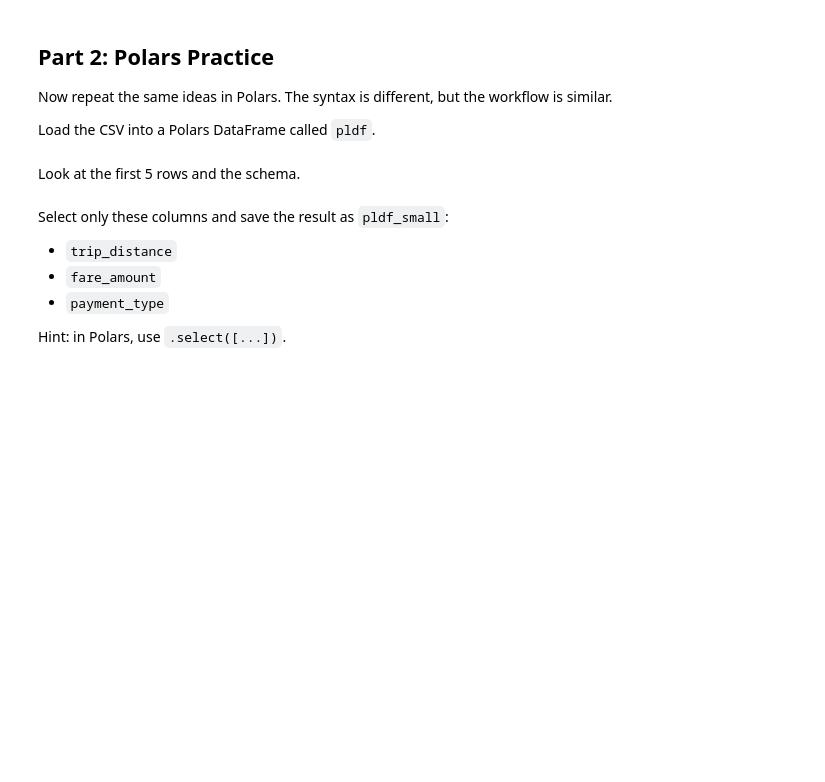
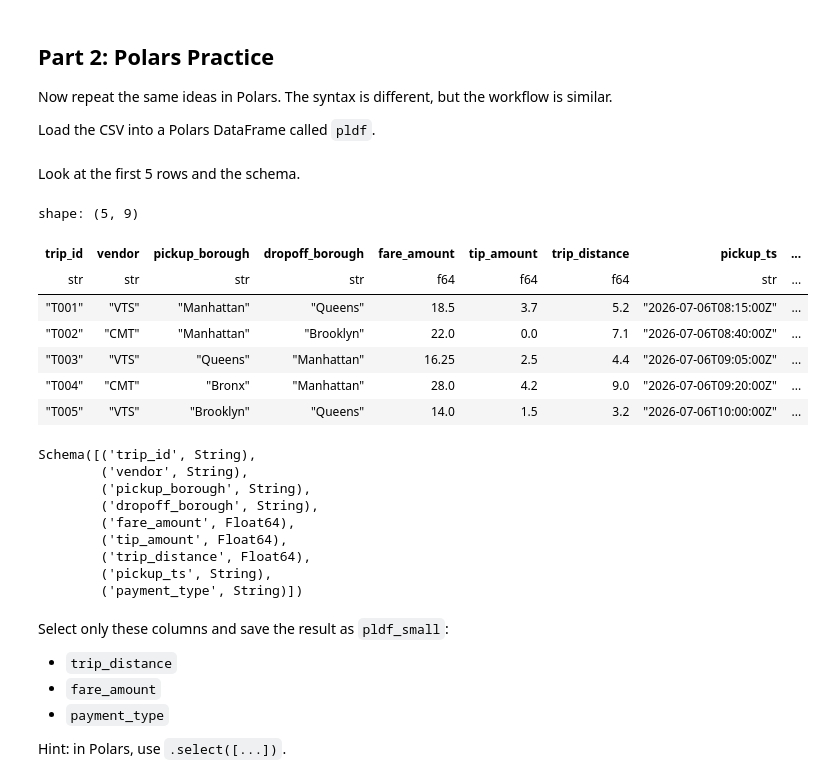
Before and after one commit to orlandojmarin/TechCatalyst_DE_2026, a Jupyter notebook: student-work/Week 3/Labs/Day 1/Activity_2_Pandas_Polars_Quick_Drills.ipynb, the cells around one changed output. Cells and saved outputs as stored; diff of their text form; code cells hidden in the pictures; blank space fills up the shorter version.

```diff
--- a/student-work/Week 3/Labs/Day 1/Activity_2_Pandas_Polars_Quick_Drills.ipynb
+++ b/student-work/Week 3/Labs/Day 1/Activity_2_Pandas_Polars_Quick_Drills.ipynb
@@ -154,11 +197,33 @@ Load the CSV into a Polars DataFrame called `pldf`.
 # TODO: load the CSV into pldf
 # Expected variable: pldf
 # Hint: use pl.read_csv(DATA_PATH, null_values=["abc"])
+pldf = pl.read_csv(DATA_PATH, null_values=["abc"])
 # %% [markdown]
 Look at the first 5 rows and the schema.
 # %%
 # TODO: inspect pldf with .head() and .schema
 # Expected variable already created: pldf
+display(pldf.head())
+
+display(pldf.schema)
+# %% [output]
+shape: (5, 9)
+| trip_id | vendor | pickup_borough | dropoff_borough | fare_amount | tip_amount | trip_distance | pickup_ts | ... |
+| str | str | str | str | f64 | f64 | f64 | str | ... |
+| "T001" | "VTS" | "Manhattan" | "Queens" | 18.5 | 3.7 | 5.2 | "2026-07-06T08:15:00Z" | ... |
+| "T002" | "CMT" | "Manhattan" | "Brooklyn" | 22.0 | 0.0 | 7.1 | "2026-07-06T08:40:00Z" | ... |
+| "T003" | "VTS" | "Queens" | "Manhattan" | 16.25 | 2.5 | 4.4 | "2026-07-06T09:05:00Z" | ... |
+| "T004" | "CMT" | "Bronx" | "Manhattan" | 28.0 | 4.2 | 9.0 | "2026-07-06T09:20:00Z" | ... |
+| "T005" | "VTS" | "Brooklyn" | "Queens" | 14.0 | 1.5 | 3.2 | "2026-07-06T10:00:00Z" | ... |
+Schema([('trip_id', String),
+        ('vendor', String),
+        ('pickup_borough', String),
+        ('dropoff_borough', String),
+        ('fare_amount', Float64),
+        ('tip_amount', Float64),
+        ('trip_distance', Float64),
+        ('pickup_ts', String),
+        ('payment_type', String)])
 # %% [markdown]
 Select only these columns and save the result as `pldf_small`:
 
```
Also changed, not shown: parts of 7 cells of this notebook.
